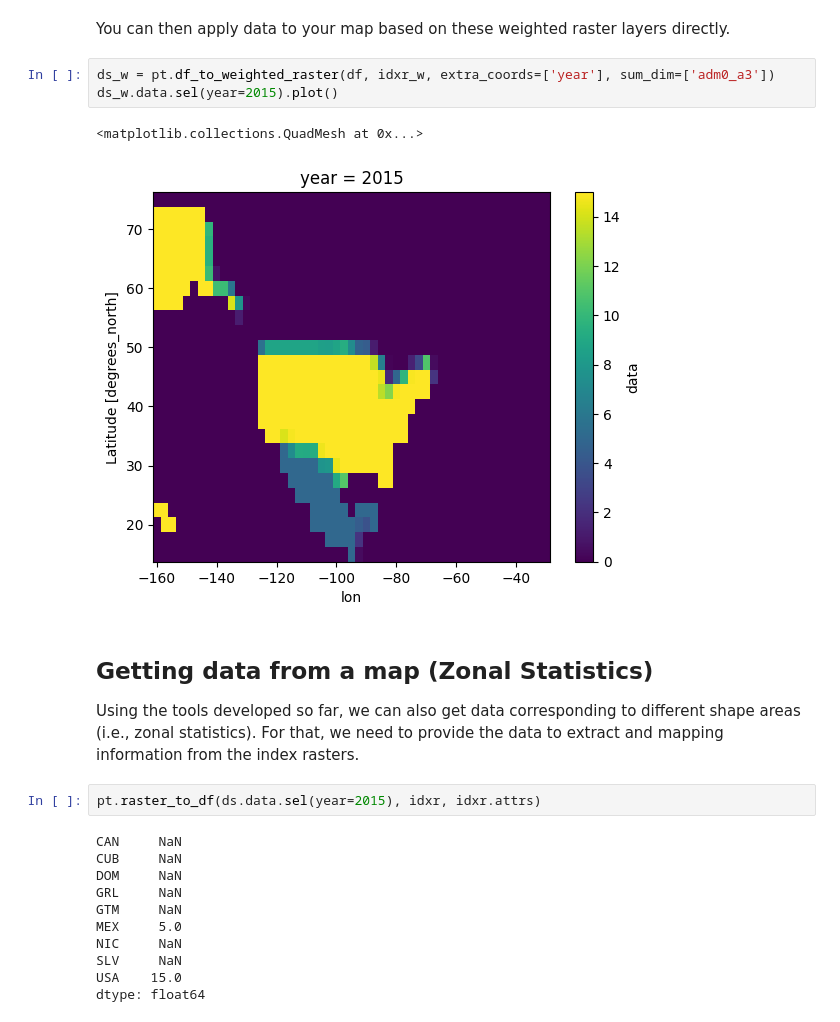
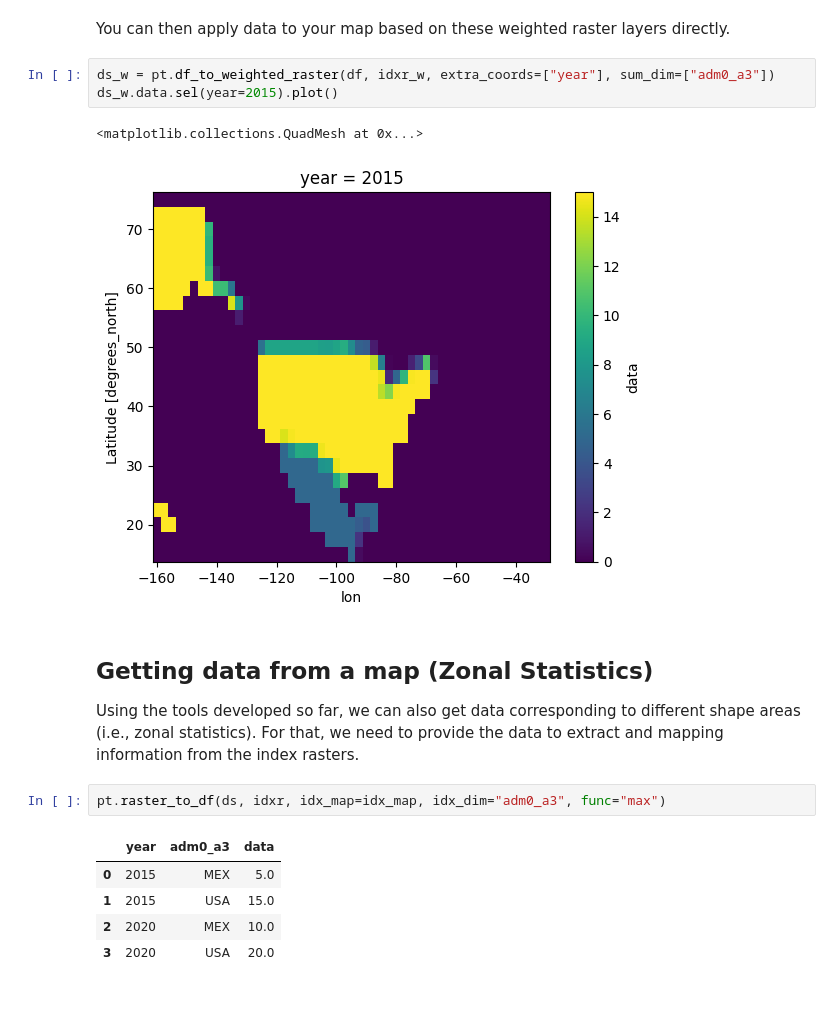
Before and after one commit to gidden/ptolemy, a Jupyter notebook: docs/notebooks/dataframe_to_raster.ipynb, the cells around one changed output. Saved outputs shown, nothing was run; the diff lists cells and outputs as text.

```diff
--- a/docs/notebooks/dataframe_to_raster.ipynb
+++ b/docs/notebooks/dataframe_to_raster.ipynb
@@ -79,7 +81,7 @@ idxr_w.sel(adm0_a3='MEX').plot()
 # %% [markdown]
 You can then apply data to your map based on these weighted raster layers directly.
 # %%
-ds_w = pt.df_to_weighted_raster(df, idxr_w, extra_coords=['year'], sum_dim=['adm0_a3'])
+ds_w = pt.df_to_weighted_raster(df, idxr_w, extra_coords=["year"], sum_dim=["adm0_a3"])
 ds_w.data.sel(year=2015).plot()
 # %% [output]
 <matplotlib.collections.QuadMesh at 0x...>
@@ -89,15 +91,10 @@ ds_w.data.sel(year=2015).plot()
 
 Using the tools developed so far, we can also get data corresponding to different shape areas (i.e., zonal statistics). For that, we need to provide the data to extract and mapping information from the index rasters.
 # %%
-pt.raster_to_df(ds.data.sel(year=2015), idxr, idxr.attrs)
+pt.raster_to_df(ds, idxr, idx_map=idx_map, idx_dim="adm0_a3", func="max")
 # %% [output]
-CAN     NaN
-CUB     NaN
-DOM     NaN
-GRL     NaN
-GTM     NaN
-MEX     5.0
-NIC     NaN
-SLV     NaN
-USA    15.0
-dtype: float64
+|  | year | adm0_a3 | data |
+| 0 | 2015 | MEX | 5.0 |
+| 1 | 2015 | USA | 15.0 |
+| 2 | 2020 | MEX | 10.0 |
+| 3 | 2020 | USA | 20.0 |
```
Also changed, not shown: parts of 10 cells of this notebook.
